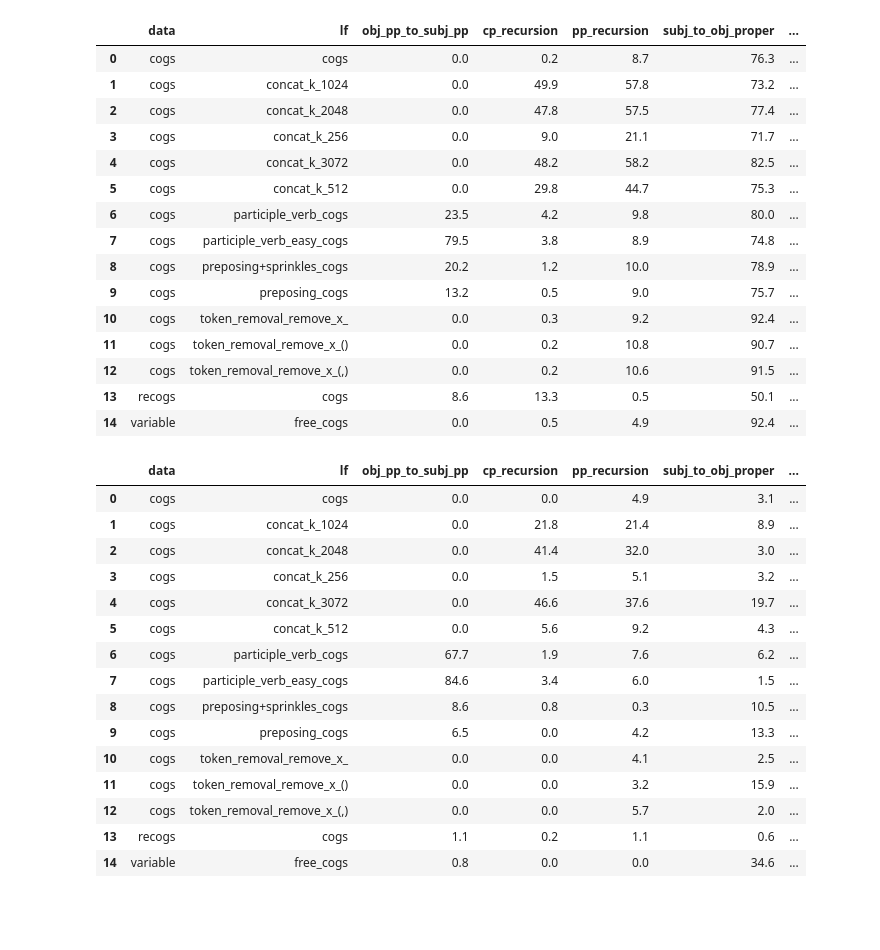
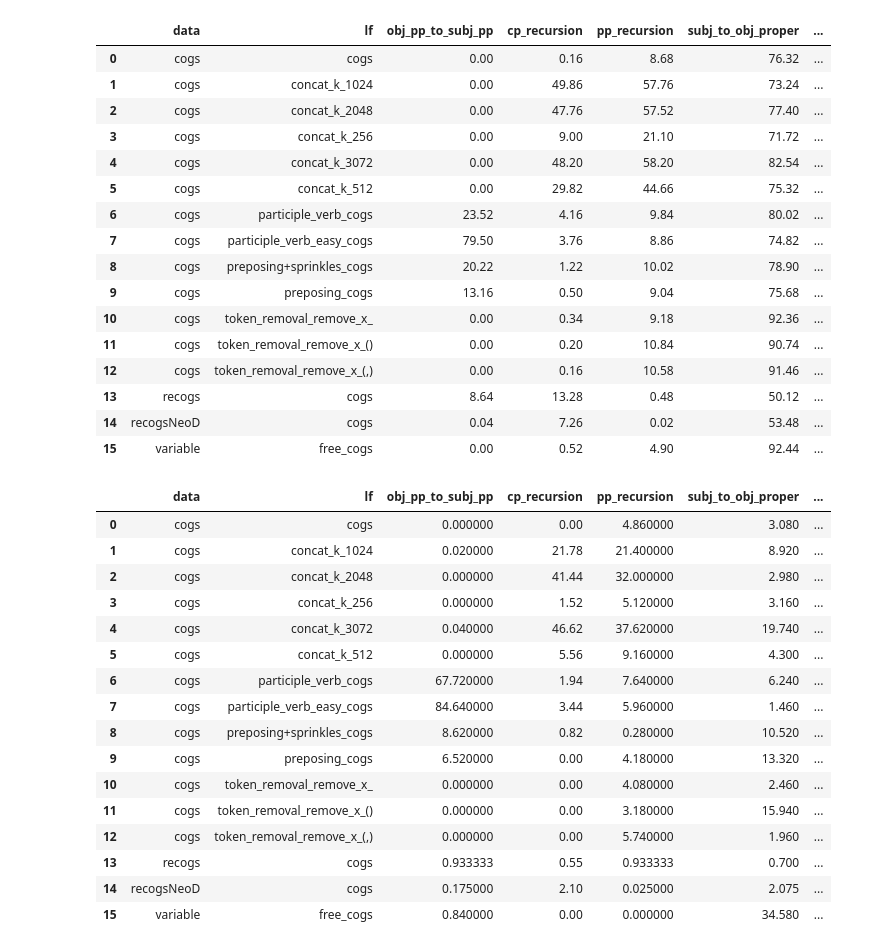
Before and after one commit to frankaging/ReCOGS, a Jupyter notebook: analysis_results.ipynb, the cells around one changed output. Saved outputs shown, nothing was run; the diff lists cells and outputs as text; code cells hidden in the pictures; blank space fills up the shorter version.

```diff
--- a/analysis_results.ipynb
+++ b/analysis_results.ipynb
@@ -29,66 +29,68 @@ for filename in os.listdir(LOG_DIR):
         df["lf"] = lf_names
     results_df += [df]
 results_df = pd.concat(results_df)
-results_df.groupby(['data', 'lf'], as_index=False).mean().round(1)
+results_df.groupby(['data', 'lf'], as_index=False).mean()
 # %% [output]
 |  | data | lf | obj_pp_to_subj_pp | cp_recursion | pp_recursion | subj_to_obj_proper | ... |
-| 0 | cogs | cogs | 0.0 | 0.2 | 8.7 | 76.3 | ... |
-| 1 | cogs | concat_k_1024 | 0.0 | 49.9 | 57.8 | 73.2 | ... |
-| 2 | cogs | concat_k_2048 | 0.0 | 47.8 | 57.5 | 77.4 | ... |
-| 3 | cogs | concat_k_256 | 0.0 | 9.0 | 21.1 | 71.7 | ... |
-| 4 | cogs | concat_k_3072 | 0.0 | 48.2 | 58.2 | 82.5 | ... |
-| 5 | cogs | concat_k_512 | 0.0 | 29.8 | 44.7 | 75.3 | ... |
-| 6 | cogs | participle_verb_cogs | 23.5 | 4.2 | 9.8 | 80.0 | ... |
-| 7 | cogs | participle_verb_easy_cogs | 79.5 | 3.8 | 8.9 | 74.8 | ... |
-| 8 | cogs | preposing+sprinkles_cogs | 20.2 | 1.2 | 10.0 | 78.9 | ... |
-| 9 | cogs | preposing_cogs | 13.2 | 0.5 | 9.0 | 75.7 | ... |
-| 10 | cogs | token_removal_remove_x_ | 0.0 | 0.3 | 9.2 | 92.4 | ... |
-| 11 | cogs | token_removal_remove_x_() | 0.0 | 0.2 | 10.8 | 90.7 | ... |
-| 12 | cogs | token_removal_remove_x_(,) | 0.0 | 0.2 | 10.6 | 91.5 | ... |
-| 13 | recogs | cogs | 8.6 | 13.3 | 0.5 | 50.1 | ... |
-| 14 | variable | free_cogs | 0.0 | 0.5 | 4.9 | 92.4 | ... |
+| 0 | cogs | cogs | 0.00 | 0.16 | 8.68 | 76.32 | ... |
+| 1 | cogs | concat_k_1024 | 0.00 | 49.86 | 57.76 | 73.24 | ... |
+| 2 | cogs | concat_k_2048 | 0.00 | 47.76 | 57.52 | 77.40 | ... |
+| 3 | cogs | concat_k_256 | 0.00 | 9.00 | 21.10 | 71.72 | ... |
+| 4 | cogs | concat_k_3072 | 0.00 | 48.20 | 58.20 | 82.54 | ... |
+| 5 | cogs | concat_k_512 | 0.00 | 29.82 | 44.66 | 75.32 | ... |
+| 6 | cogs | participle_verb_cogs | 23.52 | 4.16 | 9.84 | 80.02 | ... |
+| 7 | cogs | participle_verb_easy_cogs | 79.50 | 3.76 | 8.86 | 74.82 | ... |
+| 8 | cogs | preposing+sprinkles_cogs | 20.22 | 1.22 | 10.02 | 78.90 | ... |
+| 9 | cogs | preposing_cogs | 13.16 | 0.50 | 9.04 | 75.68 | ... |
+| 10 | cogs | token_removal_remove_x_ | 0.00 | 0.34 | 9.18 | 92.36 | ... |
+| 11 | cogs | token_removal_remove_x_() | 0.00 | 0.20 | 10.84 | 90.74 | ... |
+| 12 | cogs | token_removal_remove_x_(,) | 0.00 | 0.16 | 10.58 | 91.46 | ... |
+| 13 | recogs | cogs | 8.64 | 13.28 | 0.48 | 50.12 | ... |
+| 14 | recogsNeoD | cogs | 0.04 | 7.26 | 0.02 | 53.48 | ... |
+| 15 | variable | free_cogs | 0.00 | 0.52 | 4.90 | 92.44 | ... |
 # %%
 LOG_DIR = "./logs/lstm"
 results_df = []
 for filename in os.listdir(LOG_DIR):
     f = os.path.join(LOG_DIR, filename)
     items = filename.split(".")[0].split("_")
     if "ipynb_checkpoints" in filename:
         continue
     model_name = items[1] + "_" + items[2]
     if os.path.isfile(f):
         json.load(open(f))
         df = pd.read_json(f, orient='index')
         seeds = []
         data_names = []
         lf_names = []
         for condition in df.index:
             seed = condition.split("_")[0]
             data_name = condition.split("_")[1]
             lf_name = "_".join(condition.split("_")[2:])
             seeds += [seed]
             data_names += [data_name]
             lf_names += [lf_name]
         df["seed"] = seeds
         df["data"] = data_names
         df["lf"] = lf_names
     results_df += [df]
 results_df = pd.concat(results_df)
-results_df.groupby(['data', 'lf'], as_index=False).mean().round(1)
+results_df.groupby(['data', 'lf'], as_index=False).mean()
 # %% [output]
 |  | data | lf | obj_pp_to_subj_pp | cp_recursion | pp_recursion | subj_to_obj_proper | ... |
-| 0 | cogs | cogs | 0.0 | 0.0 | 4.9 | 3.1 | ... |
-| 1 | cogs | concat_k_1024 | 0.0 | 21.8 | 21.4 | 8.9 | ... |
-| 2 | cogs | concat_k_2048 | 0.0 | 41.4 | 32.0 | 3.0 | ... |
-| 3 | cogs | concat_k_256 | 0.0 | 1.5 | 5.1 | 3.2 | ... |
-| 4 | cogs | concat_k_3072 | 0.0 | 46.6 | 37.6 | 19.7 | ... |
-| 5 | cogs | concat_k_512 | 0.0 | 5.6 | 9.2 | 4.3 | ... |
-| 6 | cogs | participle_verb_cogs | 67.7 | 1.9 | 7.6 | 6.2 | ... |
-| 7 | cogs | participle_verb_easy_cogs | 84.6 | 3.4 | 6.0 | 1.5 | ... |
-| 8 | cogs | preposing+sprinkles_cogs | 8.6 | 0.8 | 0.3 | 10.5 | ... |
-| 9 | cogs | preposing_cogs | 6.5 | 0.0 | 4.2 | 13.3 | ... |
-| 10 | cogs | token_removal_remove_x_ | 0.0 | 0.0 | 4.1 | 2.5 | ... |
-| 11 | cogs | token_removal_remove_x_() | 0.0 | 0.0 | 3.2 | 15.9 | ... |
-| 12 | cogs | token_removal_remove_x_(,) | 0.0 | 0.0 | 5.7 | 2.0 | ... |
-| 13 | recogs | cogs | 1.1 | 0.2 | 1.1 | 0.6 | ... |
-| 14 | variable | free_cogs | 0.8 | 0.0 | 0.0 | 34.6 | ... |
+| 0 | cogs | cogs | 0.000000 | 0.00 | 4.860000 | 3.080 | ... |
+| 1 | cogs | concat_k_1024 | 0.020000 | 21.78 | 21.400000 | 8.920 | ... |
+| 2 | cogs | concat_k_2048 | 0.000000 | 41.44 | 32.000000 | 2.980 | ... |
+| 3 | cogs | concat_k_256 | 0.000000 | 1.52 | 5.120000 | 3.160 | ... |
+| 4 | cogs | concat_k_3072 | 0.040000 | 46.62 | 37.620000 | 19.740 | ... |
+| 5 | cogs | concat_k_512 | 0.000000 | 5.56 | 9.160000 | 4.300 | ... |
+| 6 | cogs | participle_verb_cogs | 67.720000 | 1.94 | 7.640000 | 6.240 | ... |
+| 7 | cogs | participle_verb_easy_cogs | 84.640000 | 3.44 | 5.960000 | 1.460 | ... |
+| 8 | cogs | preposing+sprinkles_cogs | 8.620000 | 0.82 | 0.280000 | 10.520 | ... |
+| 9 | cogs | preposing_cogs | 6.520000 | 0.00 | 4.180000 | 13.320 | ... |
+| 10 | cogs | token_removal_remove_x_ | 0.000000 | 0.00 | 4.080000 | 2.460 | ... |
+| 11 | cogs | token_removal_remove_x_() | 0.000000 | 0.00 | 3.180000 | 15.940 | ... |
+| 12 | cogs | token_removal_remove_x_(,) | 0.000000 | 0.00 | 5.740000 | 1.960 | ... |
+| 13 | recogs | cogs | 0.933333 | 0.55 | 0.933333 | 0.700 | ... |
+| 14 | recogsNeoD | cogs | 0.175000 | 2.10 | 0.025000 | 2.075 | ... |
+| 15 | variable | free_cogs | 0.840000 | 0.00 | 0.000000 | 34.580 | ... |
```
Also changed, not shown: 1 other file.
